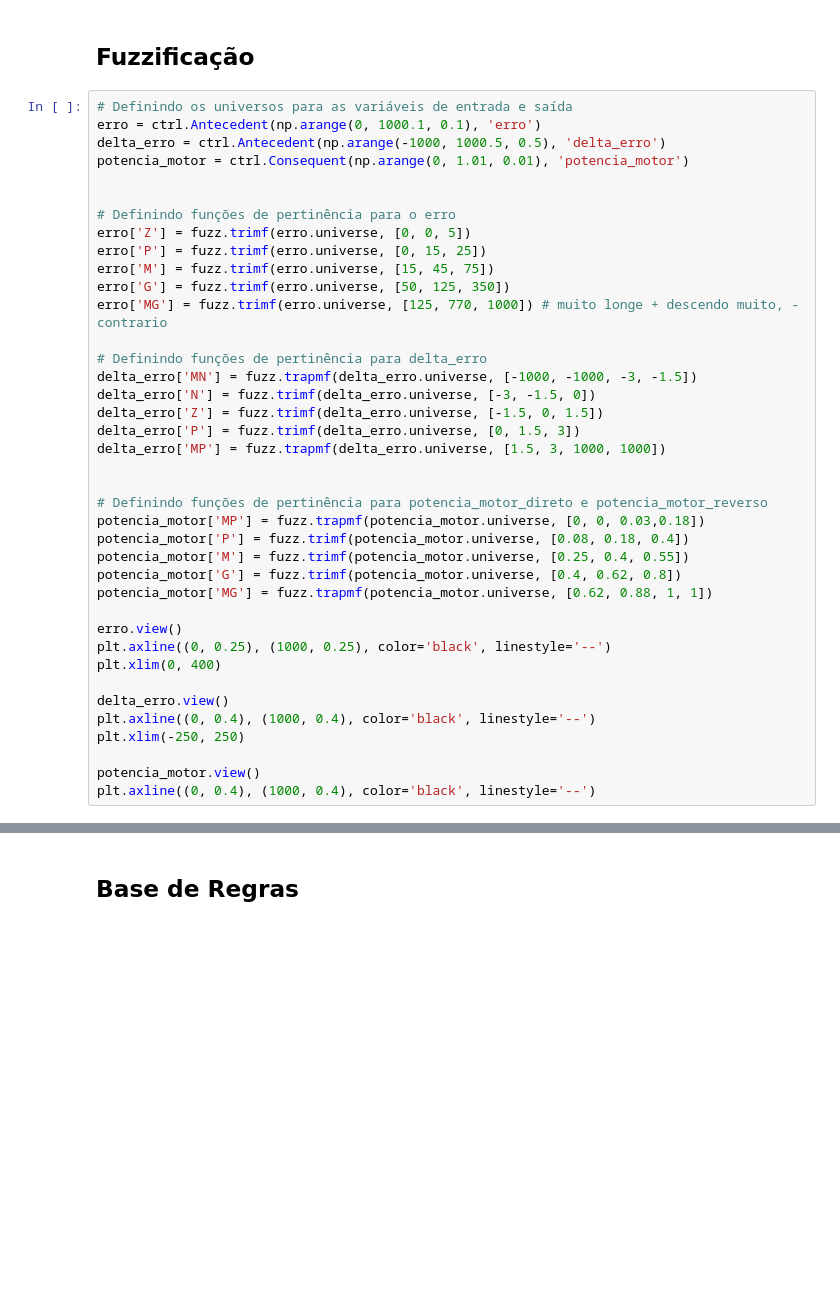
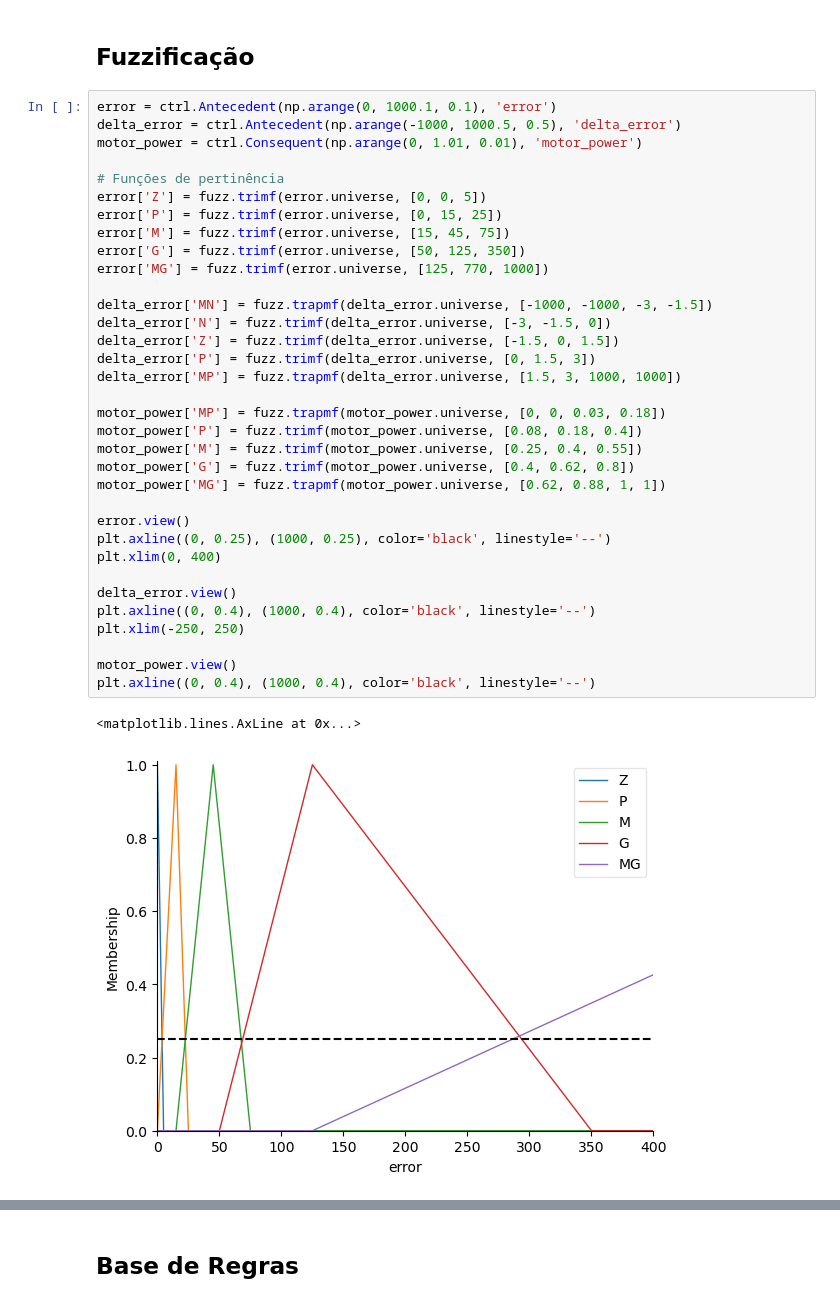
Before and after one commit to bsmvictor/C213-ControleFuzzyPD, a Jupyter notebook: FuzzyPD.ipynb, the cells around one changed output, grey strips where cells are left out. Cells and saved outputs as stored; diff of their text form; blank space fills up the shorter version.

```diff
--- a/FuzzyPD.ipynb
+++ b/FuzzyPD.ipynb
@@ -10,41 +10,39 @@ from tabulate import tabulate
 # %% [markdown]
 ## Fuzzificação
 # %%
-# Definindo os universos para as variáveis de entrada e saída
-erro = ctrl.Antecedent(np.arange(0, 1000.1, 0.1), 'erro')
-delta_erro = ctrl.Antecedent(np.arange(-1000, 1000.5, 0.5), 'delta_erro')
-potencia_motor = ctrl.Consequent(np.arange(0, 1.01, 0.01), 'potencia_motor')
+error = ctrl.Antecedent(np.arange(0, 1000.1, 0.1), 'error')
+delta_error = ctrl.Antecedent(np.arange(-1000, 1000.5, 0.5), 'delta_error')
+motor_power = ctrl.Consequent(np.arange(0, 1.01, 0.01), 'motor_power')
 
+# Funções de pertinência
+error['Z'] = fuzz.trimf(error.universe, [0, 0, 5])
+error['P'] = fuzz.trimf(error.universe, [0, 15, 25])
+error['M'] = fuzz.trimf(error.universe, [15, 45, 75])
+error['G'] = fuzz.trimf(error.universe, [50, 125, 350])
+error['MG'] = fuzz.trimf(error.universe, [125, 770, 1000])
 
-# Definindo funções de pertinência para o erro
-erro['Z'] = fuzz.trimf(erro.universe, [0, 0, 5])
-erro['P'] = fuzz.trimf(erro.universe, [0, 15, 25])
-erro['M'] = fuzz.trimf(erro.universe, [15, 45, 75])
-erro['G'] = fuzz.trimf(erro.universe, [50, 125, 350])
-erro['MG'] = fuzz.trimf(erro.universe, [125, 770, 1000]) # muito longe + descendo muito, - contrario
+delta_error['MN'] = fuzz.trapmf(delta_error.universe, [-1000, -1000, -3, -1.5])
+delta_error['N'] = fuzz.trimf(delta_error.universe, [-3, -1.5, 0])
+delta_error['Z'] = fuzz.trimf(delta_error.universe, [-1.5, 0, 1.5])
+delta_error['P'] = fuzz.trimf(delta_error.universe, [0, 1.5, 3])
+delta_error['MP'] = fuzz.trapmf(delta_error.universe, [1.5, 3, 1000, 1000])
 
-# Definindo funções de pertinência para delta_erro
-delta_erro['MN'] = fuzz.trapmf(delta_erro.universe, [-1000, -1000, -3, -1.5])
-delta_erro['N'] = fuzz.trimf(delta_erro.universe, [-3, -1.5, 0])
-delta_erro['Z'] = fuzz.trimf(delta_erro.universe, [-1.5, 0, 1.5])
-delta_erro['P'] = fuzz.trimf(delta_erro.universe, [0, 1.5, 3])
-delta_erro['MP'] = fuzz.trapmf(delta_erro.universe, [1.5, 3, 1000, 1000])
+motor_power['MP'] = fuzz.trapmf(motor_power.universe, [0, 0, 0.03, 0.18])
+motor_power['P'] = fuzz.trimf(motor_power.universe, [0.08, 0.18, 0.4])
+motor_power['M'] = fuzz.trimf(motor_power.universe, [0.25, 0.4, 0.55])
+motor_power['G'] = fuzz.trimf(motor_power.universe, [0.4, 0.62, 0.8])
+motor_power['MG'] = fuzz.trapmf(motor_power.universe, [0.62, 0.88, 1, 1])
 
-
-# Definindo funções de pertinência para potencia_motor_direto e potencia_motor_reverso
-potencia_motor['MP'] = fuzz.trapmf(potencia_motor.universe, [0, 0, 0.03,0.18])
-potencia_motor['P'] = fuzz.trimf(potencia_motor.universe, [0.08, 0.18, 0.4])
-potencia_motor['M'] = fuzz.trimf(potencia_motor.universe, [0.25, 0.4, 0.55])
-potencia_motor['G'] = fuzz.trimf(potencia_motor.universe, [0.4, 0.62, 0.8])
-potencia_motor['MG'] = fuzz.trapmf(potencia_motor.universe, [0.62, 0.88, 1, 1])
-
-erro.view()
+error.view()
 plt.axline((0, 0.25), (1000, 0.25), color='black', linestyle='--')
 plt.xlim(0, 400)
 
-delta_erro.view()
+delta_error.view()
 plt.axline((0, 0.4), (1000, 0.4), color='black', linestyle='--')
 plt.xlim(-250, 250)
 
-potencia_motor.view()
+motor_power.view()
 plt.axline((0, 0.4), (1000, 0.4), color='black', linestyle='--')
+# %% [output]
+<matplotlib.lines.AxLine at 0x...>
+[figure, added]
```
Also changed, not shown: parts of 4 cells of this notebook, 4 other files.
